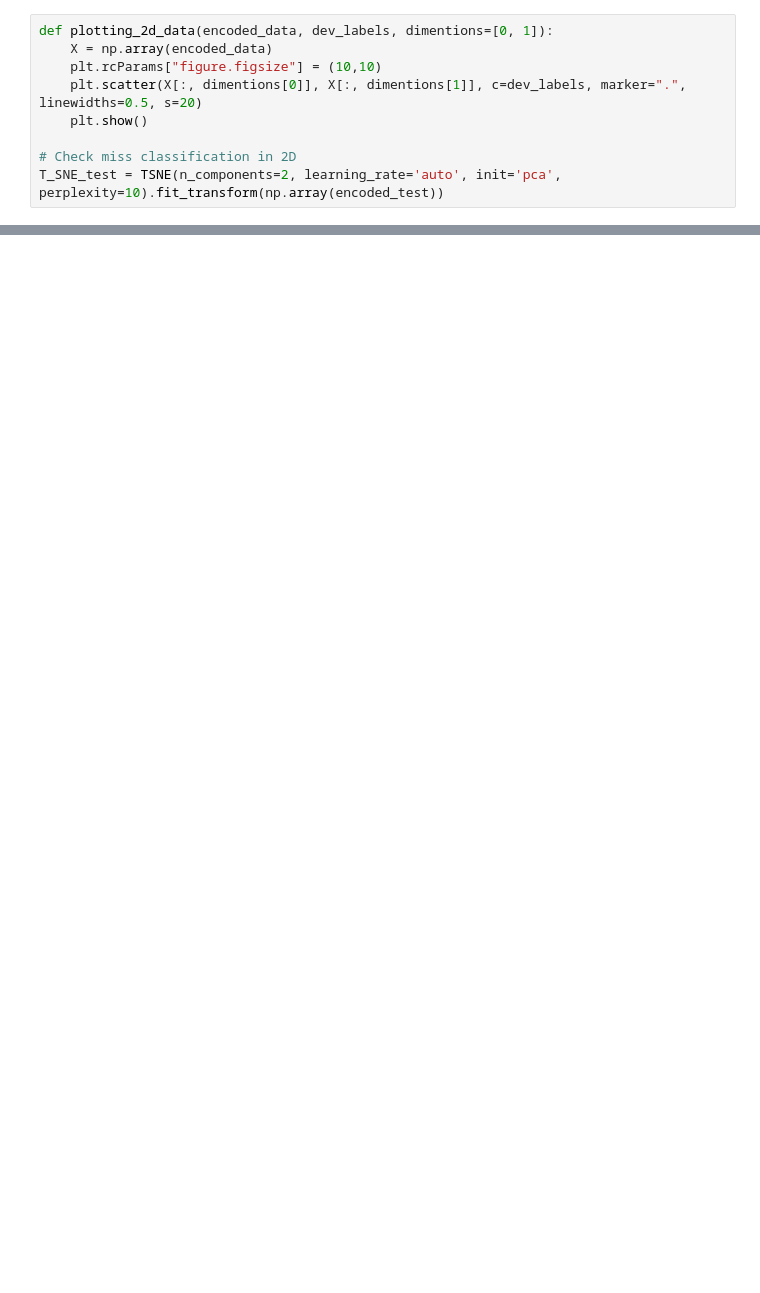
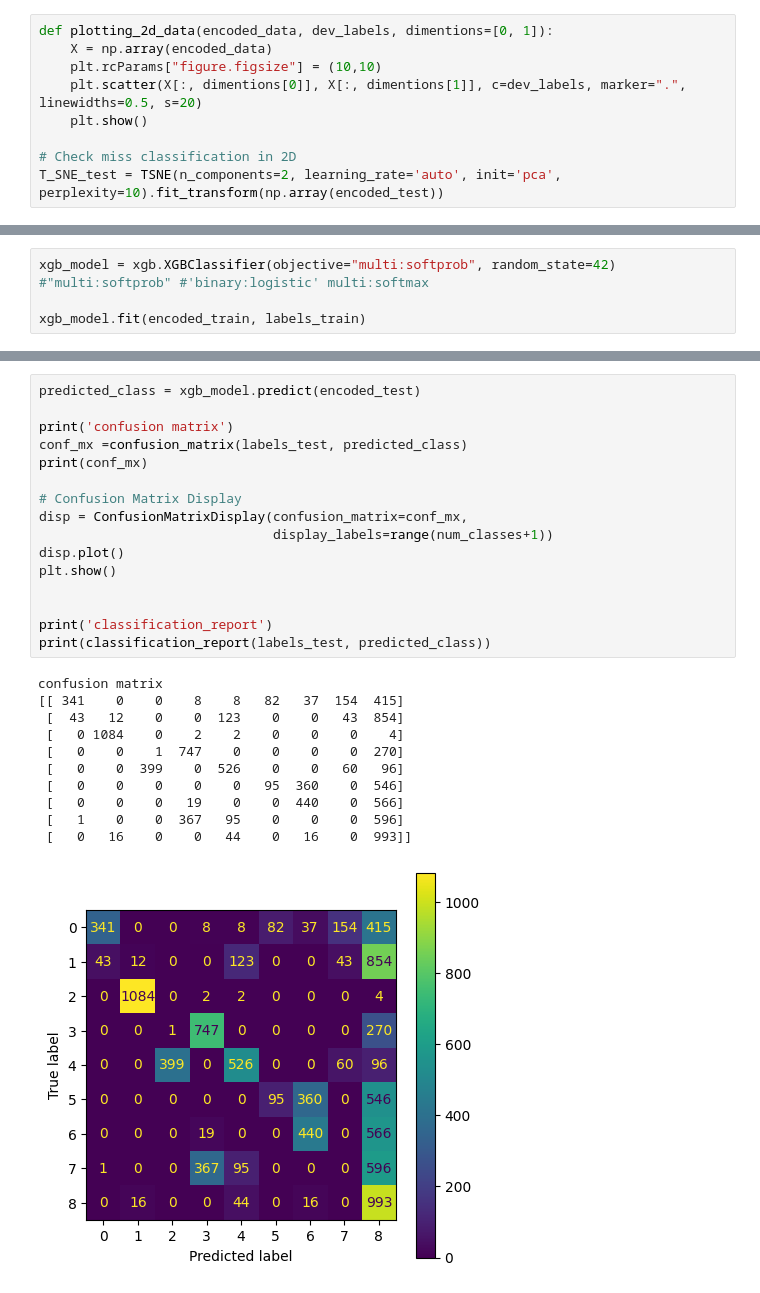
Before and after one commit to Thibaud-Ardoin/UWB-fingerprint, a Jupyter notebook: src/model_explorer.ipynb, the cells around one changed output, grey strips where cells are left out. Saved outputs shown, nothing was run; the diff lists cells and outputs as text; blank space fills up the shorter version.

```diff
--- a/src/model_explorer.ipynb
+++ b/src/model_explorer.ipynb
@@ -174,0 +208,4 @@ plt.show()
+# %%
+xgb_model = xgb.XGBClassifier(objective="multi:softprob", random_state=42) #"multi:softprob" #'binary:logistic' multi:softmax
+
+xgb_model.fit(encoded_train, labels_train)
@@ -174,0 +224,28 @@ plt.show()
+# %%
+predicted_class = xgb_model.predict(encoded_test)
+
+print('confusion matrix')
+conf_mx =confusion_matrix(labels_test, predicted_class)
+print(conf_mx)
+
+# Confusion Matrix Display
+disp = ConfusionMatrixDisplay(confusion_matrix=conf_mx,
+                              display_labels=range(num_classes+1))
+disp.plot()
+plt.show()
+
+
+print('classification_report')
+print(classification_report(labels_test, predicted_class))
+# %% [output]
+confusion matrix
+[[ 341    0    0    8    8   82   37  154  415]
+ [  43   12    0    0  123    0    0   43  854]
+ [   0 1084    0    2    2    0    0    0    4]
+ [   0    0    1  747    0    0    0    0  270]
+ [   0    0  399    0  526    0    0   60   96]
+ [   0    0    0    0    0   95  360    0  546]
+ [   0    0    0   19    0    0  440    0  566]
+ [   1    0    0  367   95    0    0    0  596]
+ [   0   16    0    0   44    0   16    0  993]]
+[figure, added]
```
Also changed, not shown: parts of 12 cells of this notebook, 3 other files.
